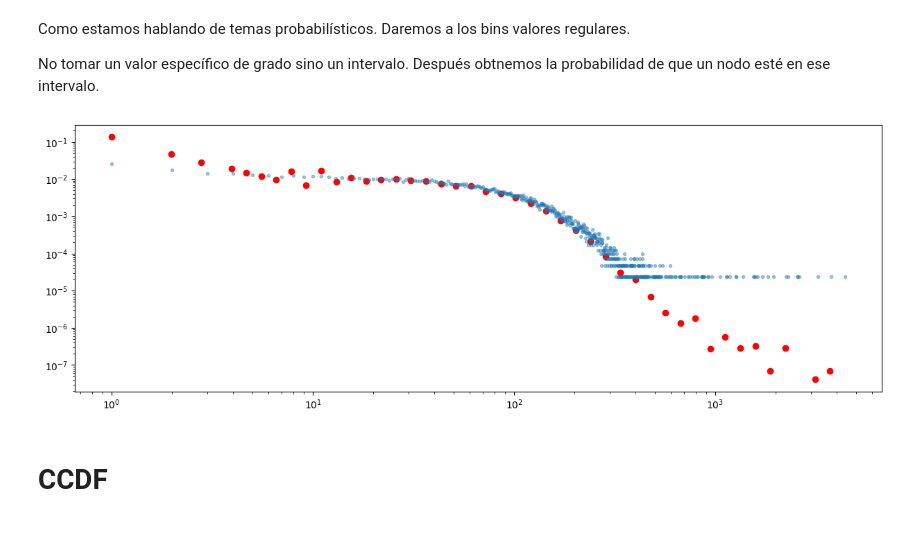
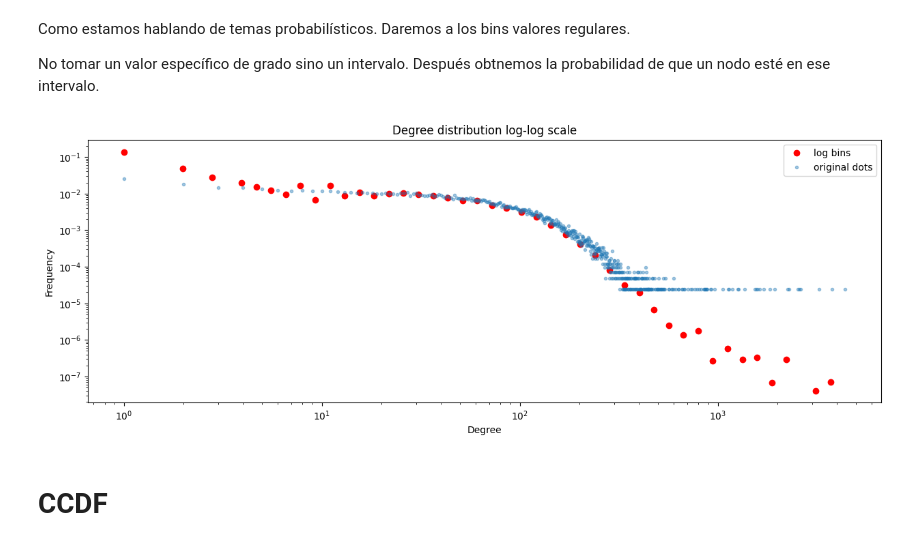
Before and after one commit to pplalo/Quack, a Jupyter notebook: Ciencia_de_Redes/independent_networks.ipynb, the cells around one changed output. Drawn from its saved outputs; the diff is of its cells as text; code cells hidden in the pictures.

```diff
--- a/Ciencia_de_Redes/independent_networks.ipynb
+++ b/Ciencia_de_Redes/independent_networks.ipynb
@@ -54,17 +60,21 @@ No tomar un valor específico de grado sino un intervalo. Después obtnemos la p
 # %%
 log_bins = np.logspace(0,np.log10(K+2))
 
 y,x = np.histogram(Degree,
                    bins = log_bins,
                    density = True,)
 plt.figure(figsize = [15,5])
-plt.plot(x[:-1],y,'ro')
-plt.plot(x0[:-1],y0,'.',alpha = 0.4)
+plt.plot(x[:-1],y,'ro',label = 'log bins')
+plt.plot(x0[:-1],y0,'.',alpha = 0.4,label = 'original dots')
 plt.xscale('log')
 plt.yscale('log')
+plt.xlabel('Degree')
+plt.ylabel('Frequency')
+plt.title('Degree distribution log-log scale')
+plt.legend()
 plt.show()
 # %% [output]
-[figure, old version]
+[figure, new version]
 # %% [markdown]
 # CCDF
 # %% [markdown]
```
Also changed, not shown: parts of 9 cells of this notebook, 9 other files.
